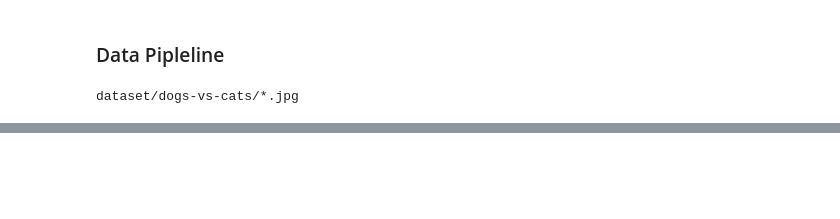
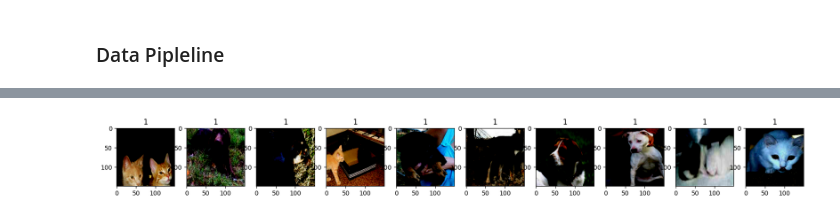
Before and after one commit to digitaico/ml, a Jupyter notebook: cnn/cnn.ipynb, the cells around one changed output, grey strips where cells are left out. Saved outputs shown, nothing was run; the diff lists cells and outputs as text; code cells hidden in the pictures; blank space fills up the shorter version.

```diff
--- a/cnn/cnn.ipynb
+++ b/cnn/cnn.ipynb
@@ -33,7 +31,7 @@ def load(f, label):
     return image, label
 # %%
 # test load()
-image, label = load('data/dogs-vs-cats/train/cat.11.jpg', 0)
+image, label = load('dataset/dogs-vs-cats/train/cat.11.jpg', 0)
 fig, ax = plt.subplots()
 ax.imshow(image /255.)
 ax.set_title(label)
@@ -125,19 +113,26 @@ def load_image_val(image_file, label):
 # %% [markdown]
 ### Data Pipleline
 # %%
-d = os.path.join('dataset', 'dogs-vs-cats','*.jpg')
+train_ds = tf.data.Dataset.list_files(os.path.join('dataset/dogs-vs-cats', 'train', '*.jpg'))
+# agregar label 0 para cats
+train_ds = train_ds.map(lambda x: (x, 0) if x == 'cat.') # x.value = cat. then lable 0 // regex ---
 
-print (d)
-#temp_ds = tf.data.Dataset.list_files(os.path.join('dataset', 'dogs-vs-cats','*.jpg'))
+test_ds = tf.data.Dataset.list_files(os.path.join('dataset/dogs-vs-cats', 'test1', '*.jpg'))
+# agregar label 1 para cats
+test_ds = test_ds.map(lambda x: (x, 1))
-# %% [output]
-dataset/dogs-vs-cats/*.jpg
+# %%
+buffer_size = tf.data.experimental.cardinality(train_ds).numpy()
+
+train_ds = train_ds.shuffle(buffer_size).map(load_image_train, num_parallel_calls=16).batch(20).repeat()
+test_ds = test_ds.shuffle(buffer_size).map(load_image_val, num_parallel_calls=16).shuffle(buffer_size).batch(20).repeat()
 # %%
 for images, labels in train_ds.take(1):
     fig, ax = plt.subplots(1,10,figsize=(20,6))
     for j in range(10):
         image = images[j].numpy()
         image = image / np.amax(image)
-        image = np.clip(image,0 1)
+        image = np.clip(image,0, 1)
         ax[j].imshow(image)
         ax[j].set_title(labels[j].numpy())
 plt.show()
+# %% [output]
@@ -143,0 +140 @@ plt.show()
+[figure, added]
```
Also changed, not shown: parts of 7 cells of this notebook.
